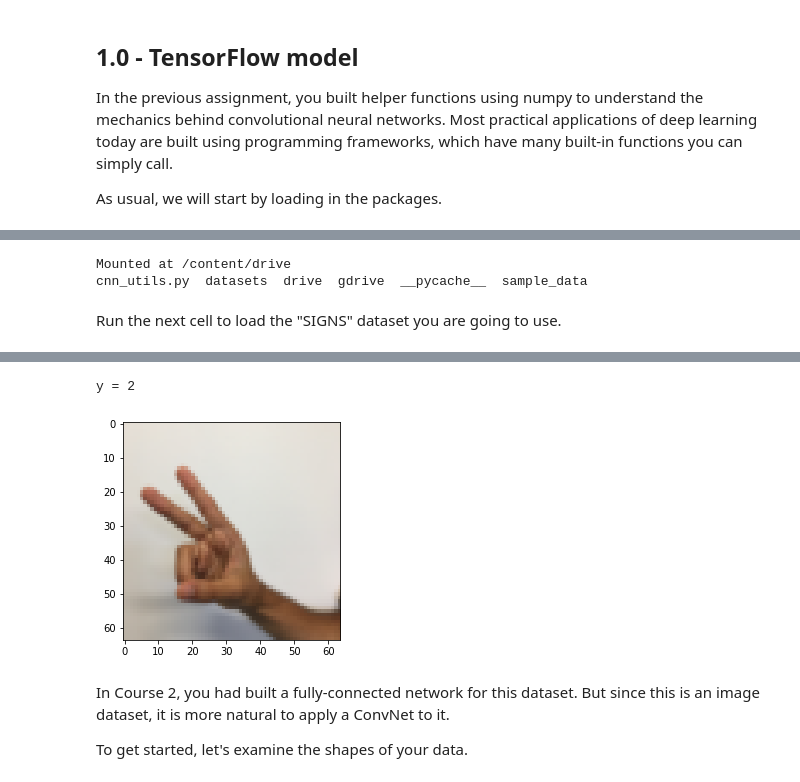
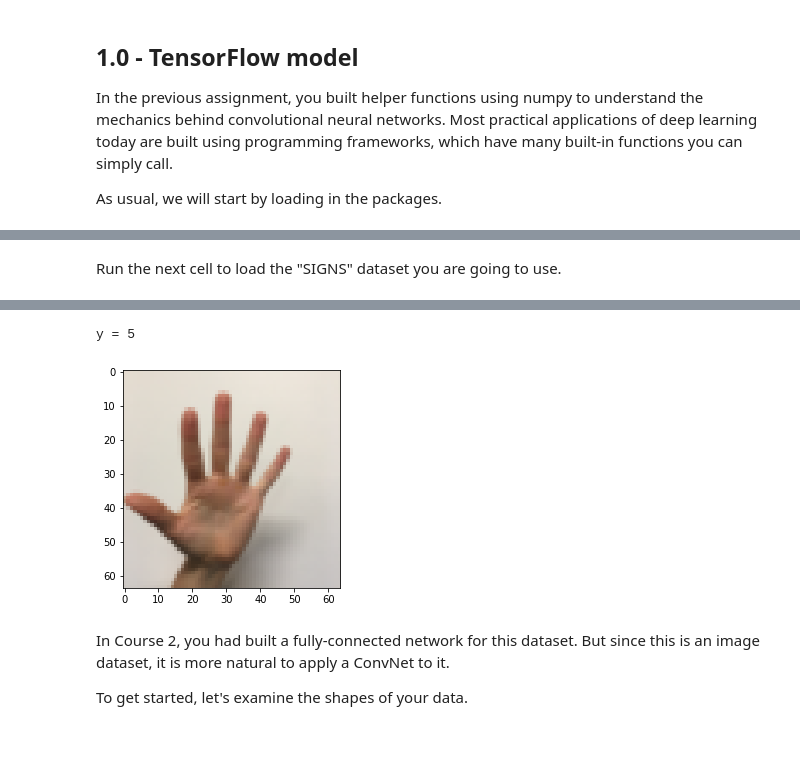
Before and after one commit to maab2198/deeplearning_ai, a Jupyter notebook: convolutional_neural_networks/week1/Convolution_model_Application_v1a.ipynb, the cells around one changed output, grey strips where cells are left out. Cells and saved outputs as stored; diff of their text form; code cells hidden in the pictures; blank space fills up the shorter version.

```diff
--- a/convolutional_neural_networks/week1/Convolution_model_Application_v1a.ipynb
+++ b/convolutional_neural_networks/week1/Convolution_model_Application_v1a.ipynb
@@ -48,16 +62,6 @@ from cnn_utils import *
 
 %matplotlib inline
 np.random.seed(1)
-# %%
-from google.colab import drive
-
-drive.mount('/content/drive',force_remount=True)
-!cp drive/'My Drive'/deeplearning.ai/c4_week1/cnn_utils.py ./cnn_utils.py
-!cp -r drive/'My Drive'/deeplearning.ai/c4_week1/datasets ./
-!ls
-# %% [output]
-Mounted at /content/drive
-cnn_utils.py  datasets  drive  gdrive  __pycache__  sample_data
 # %% [markdown]
 Run the next cell to load the "SIGNS" dataset you are going to use.
 # %%
@@ -71,12 +75,12 @@ As a reminder, the SIGNS dataset is a collection of 6 signs representing numbers
 The next cell will show you an example of a labelled image in the dataset. Feel free to change the value of `index` below and re-run to see different examples.
 # %%
 # Example of a picture
-index = 6
+index = 3
 plt.imshow(X_train_orig[index])
 print ("y = " + str(np.squeeze(Y_train_orig[:, index])))
 # %% [output]
-y = 2
+y = 5
-[figure, old version]
+[figure, new version]
 # %% [markdown]
 In Course 2, you had built a fully-connected network for this dataset. But since this is an image dataset, it is more natural to apply a ConvNet to it.
 
```
Also changed, not shown: parts of 6 cells of this notebook.
